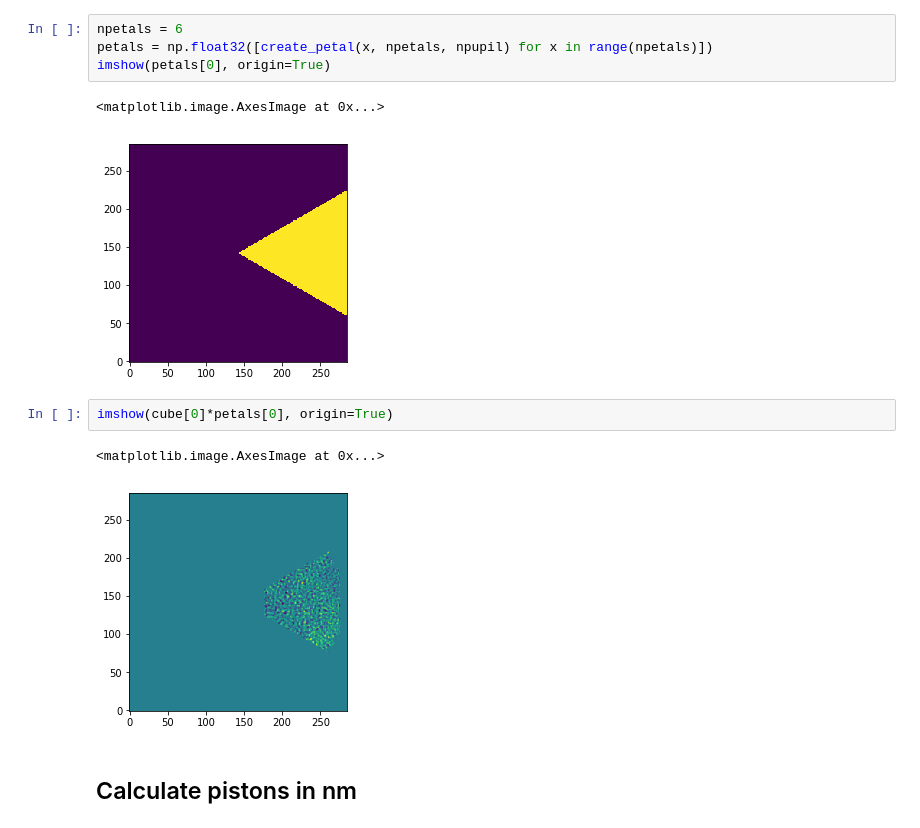
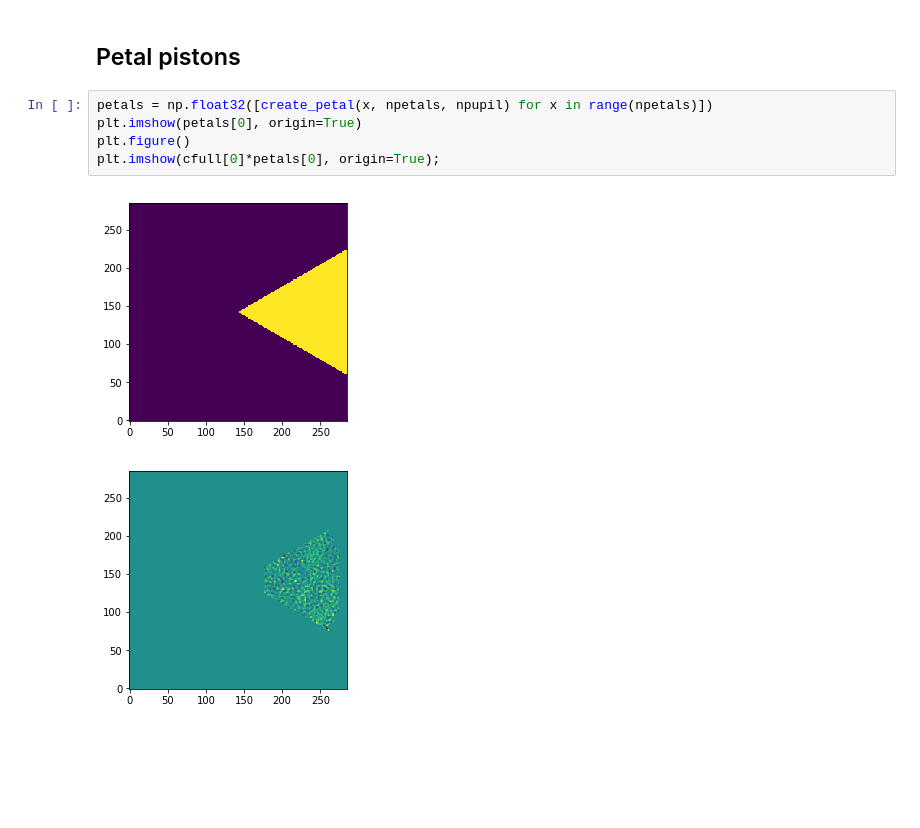
Before and after one commit to vortex-exoplanet/HEEPS, a Jupyter notebook: tools/petal_piston.ipynb, the cells around one changed output. Cells and saved outputs as stored; diff of their text form; blank space fills up the shorter version.

```diff
--- a/tools/petal_piston.ipynb
+++ b/tools/petal_piston.ipynb
@@ -15,14 +39,10 @@ nframes=12000, npupil=285
+# %% [markdown]
+## Petal pistons
 # %%
-npetals = 6
 petals = np.float32([create_petal(x, npetals, npupil) for x in range(npetals)])
-imshow(petals[0], origin=True)
+plt.imshow(petals[0], origin=True)
+plt.figure()
+plt.imshow(cfull[0]*petals[0], origin=True);
 # %% [output]
-<matplotlib.image.AxesImage at 0x...>
 [figure]
+[figure, added]
-# %%
-imshow(cube[0]*petals[0], origin=True)
-# %% [output]
-<matplotlib.image.AxesImage at 0x...>
-[figure, removed]
-# %% [markdown]
-## Calculate pistons in nm
```
Also changed, not shown: parts of 9 cells of this notebook, 5 other files.
